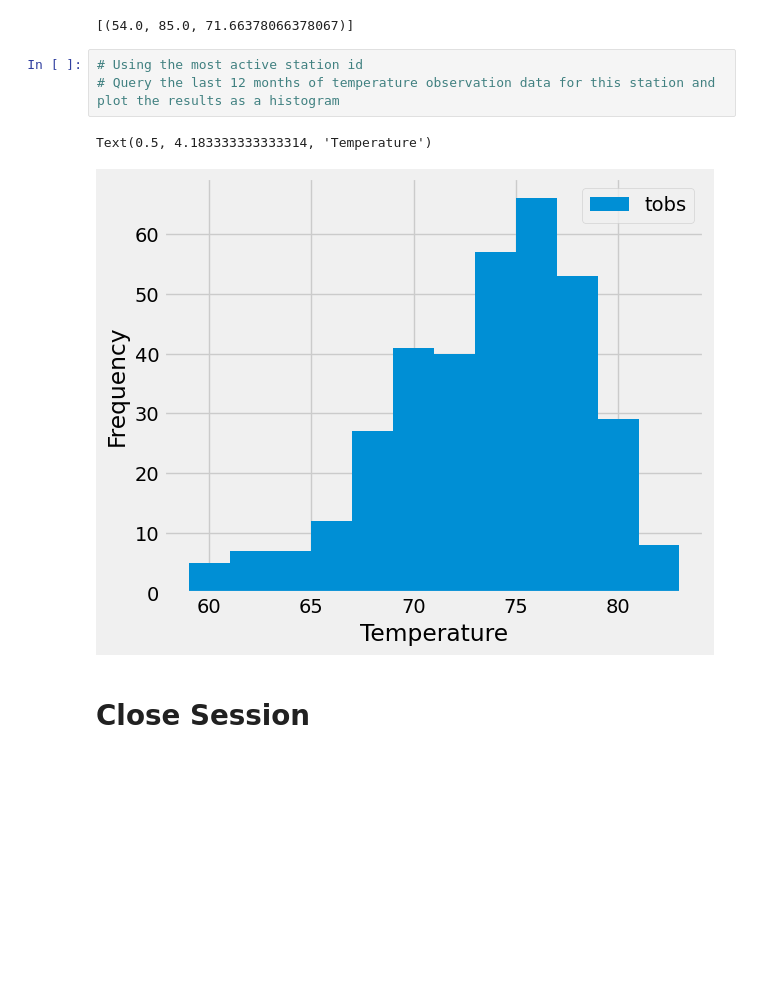
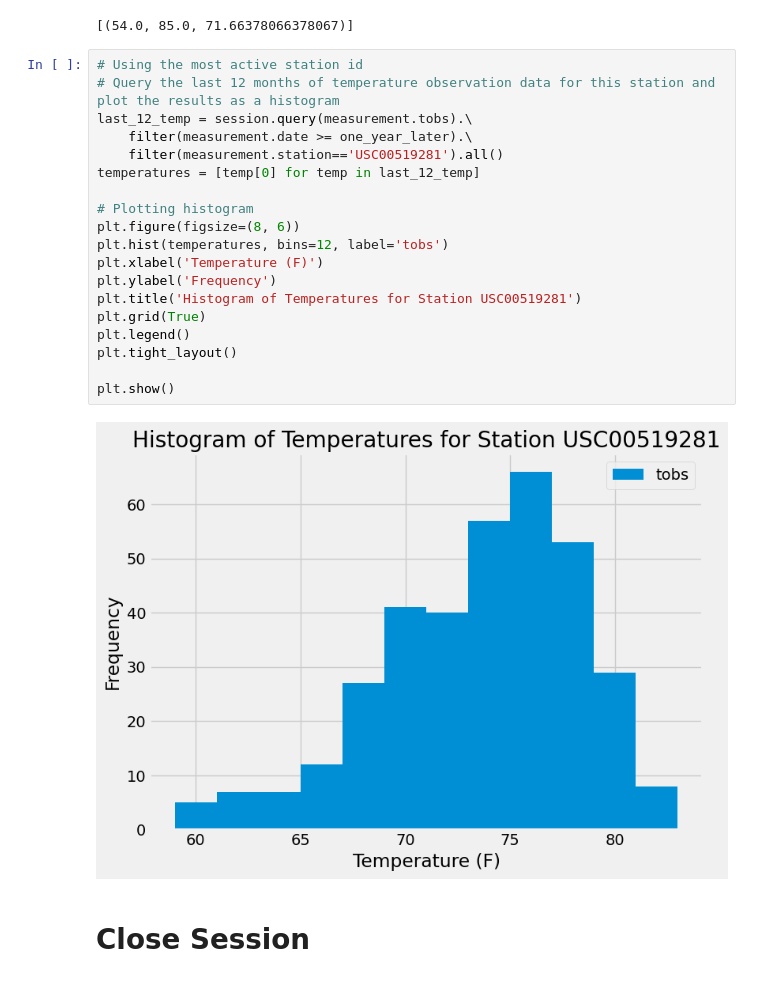
Before and after one commit to rdeshir10/sqlalchemy, a Jupyter notebook: SurfsUp/climate_starter.ipynb, the cells around one changed output. Saved outputs shown, nothing was run; the diff lists cells and outputs as text; blank space fills up the shorter version.

```diff
--- a/SurfsUp/climate_starter.ipynb
+++ b/SurfsUp/climate_starter.ipynb
@@ -114,9 +114,24 @@ print(most_act_data)
 # %%
 # Using the most active station id
 # Query the last 12 months of temperature observation data for this station and plot the results as a histogram
+last_12_temp = session.query(measurement.tobs).\
+    filter(measurement.date >= one_year_later).\
+    filter(measurement.station=='USC00519281').all()
+temperatures = [temp[0] for temp in last_12_temp]
+
+# Plotting histogram
+plt.figure(figsize=(8, 6))
+plt.hist(temperatures, bins=12, label='tobs')
+plt.xlabel('Temperature (F)')
+plt.ylabel('Frequency')
+plt.title('Histogram of Temperatures for Station USC00519281')
+plt.grid(True)
+plt.legend()
+plt.tight_layout()
+
+plt.show()
 # %% [output]
-Text(0.5, 4.183333333333314, 'Temperature')
-[figure, old version]
+[figure, new version]
 # %% [markdown]
 # Close Session
 # %%
```
Also changed, not shown: parts of 1 cell of this notebook.
